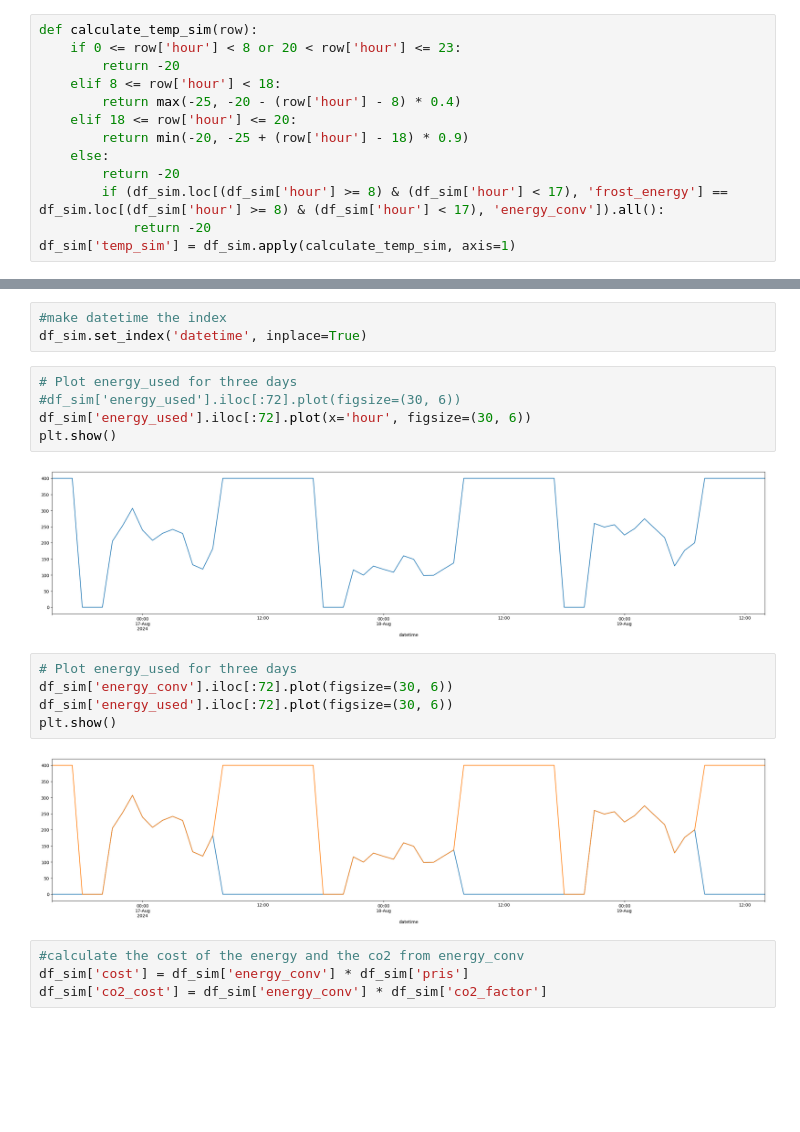
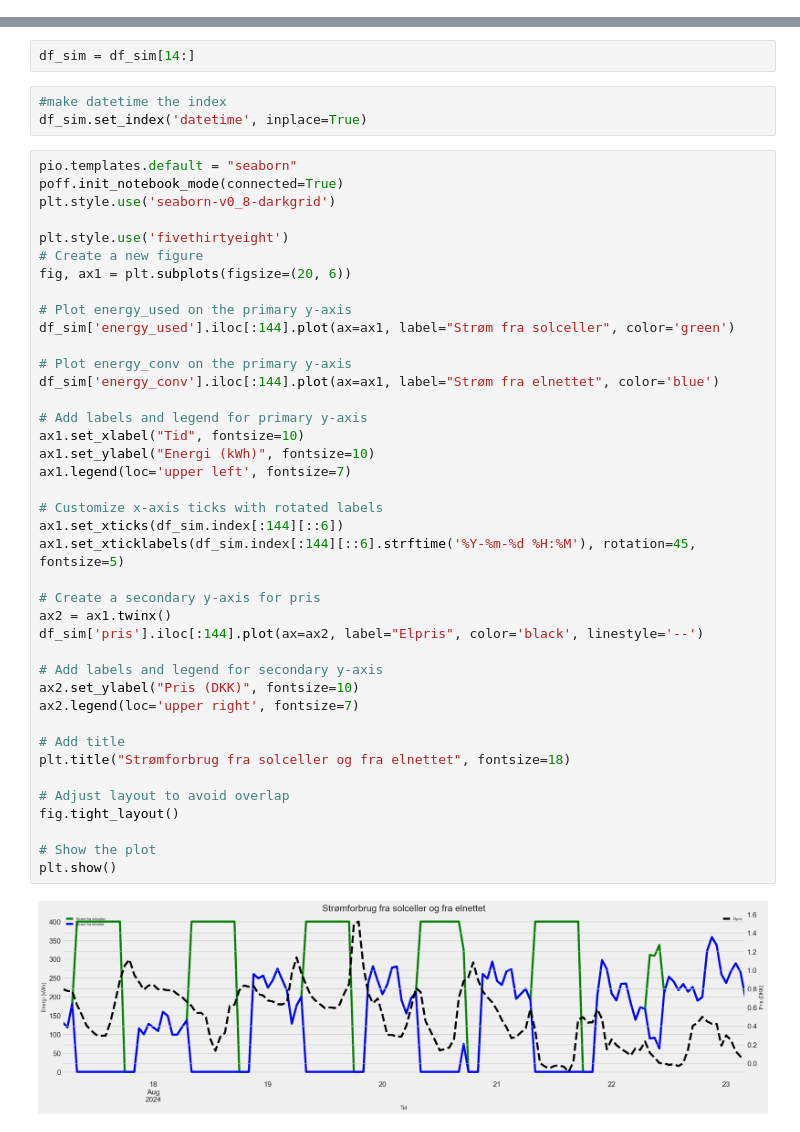
Before and after one commit to hellum55/Data-Science-Project, a Jupyter notebook: data_science_project/Praktik/simulation.ipynb, the cells around one changed output, grey strips where cells are left out. Drawn from its saved outputs; the diff is of its cells as text; blank space fills up the shorter version.

```diff
--- a/data_science_project/Praktik/simulation.ipynb
+++ b/data_science_project/Praktik/simulation.ipynb
@@ -112,13 +35,0 @@ df_sim['energy_used'] = df_sim.apply(calculate_energy_used, axis=1)
-# %%
-def calculate_temp_sim(row):
-    if 0 <= row['hour'] < 8 or 20 < row['hour'] <= 23:
-        return -20
-    elif 8 <= row['hour'] < 18:
-        return max(-25, -20 - (row['hour'] - 8) * 0.4)
-    elif 18 <= row['hour'] <= 20:
-        return min(-20, -25 + (row['hour'] - 18) * 0.9)
-    else:
-        return -20
-        if (df_sim.loc[(df_sim['hour'] >= 8) & (df_sim['hour'] < 17), 'frost_energy'] == df_sim.loc[(df_sim['hour'] >= 8) & (df_sim['hour'] < 17), 'energy_conv']).all():
-            return -20
-df_sim['temp_sim'] = df_sim.apply(calculate_temp_sim, axis=1)
@@ -140,22 +36,48 @@ df_sim.head(10)
+# %%
+df_sim = df_sim[14:]
 # %%
 #make datetime the index
 df_sim.set_index('datetime', inplace=True)
-# %%
-# Plot energy_used for three days
-#df_sim['energy_used'].iloc[:72].plot(figsize=(30, 6))
-df_sim['energy_used'].iloc[:72].plot(x='hour', figsize=(30, 6))
-plt.show()
-# %% [output]
-[figure, removed]
-# %%
-# Plot energy_used for three days
-df_sim['energy_conv'].iloc[:72].plot(figsize=(30, 6))
-df_sim['energy_used'].iloc[:72].plot(figsize=(30, 6))
-plt.show()
-# %% [output]
-[figure, removed]
-# %%
-#calculate the cost of the energy and the co2 from energy_conv
-df_sim['cost'] = df_sim['energy_conv'] * df_sim['pris']
-df_sim['co2_cost'] = df_sim['energy_conv'] * df_sim['co2_factor']
+# %%
+pio.templates.default = "seaborn"
+poff.init_notebook_mode(connected=True)
+plt.style.use('seaborn-v0_8-darkgrid')
+
+plt.style.use('fivethirtyeight')
+# Create a new figure
+fig, ax1 = plt.subplots(figsize=(20, 6))
+
+# Plot energy_used on the primary y-axis
+df_sim['energy_used'].iloc[:144].plot(ax=ax1, label="Strøm fra solceller", color='green')
+
+# Plot energy_conv on the primary y-axis
+df_sim['energy_conv'].iloc[:144].plot(ax=ax1, label="Strøm fra elnettet", color='blue')
+
+# Add labels and legend for primary y-axis
+ax1.set_xlabel("Tid", fontsize=10)
+ax1.set_ylabel("Energi (kWh)", fontsize=10)
+ax1.legend(loc='upper left', fontsize=7)
+
+# Customize x-axis ticks with rotated labels
+ax1.set_xticks(df_sim.index[:144][::6])
+ax1.set_xticklabels(df_sim.index[:144][::6].strftime('%Y-%m-%d %H:%M'), rotation=45, fontsize=5)
+
+# Create a secondary y-axis for pris
+ax2 = ax1.twinx()
+df_sim['pris'].iloc[:144].plot(ax=ax2, label="Elpris", color='black', linestyle='--')
+
+# Add labels and legend for secondary y-axis
+ax2.set_ylabel("Pris (DKK)", fontsize=10)
+ax2.legend(loc='upper right', fontsize=7)
+
+# Add title
+plt.title("Strømforbrug fra solceller og fra elnettet", fontsize=18)
+
+# Adjust layout to avoid overlap
+fig.tight_layout()
+
+# Show the plot
+plt.show()
+# %% [output]
+[figure, added]
 # %%
```
Also changed, not shown: parts of 27 cells of this notebook, 8 other files.
